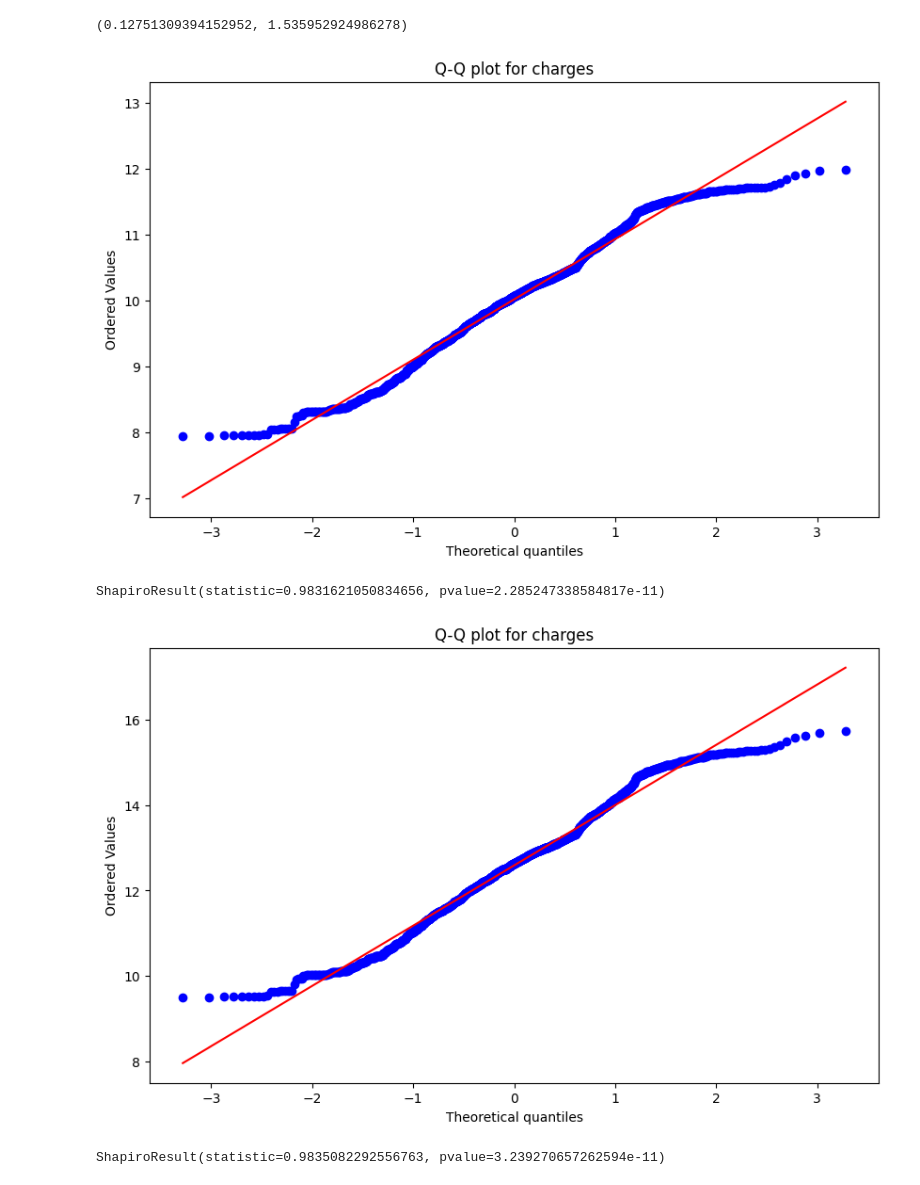
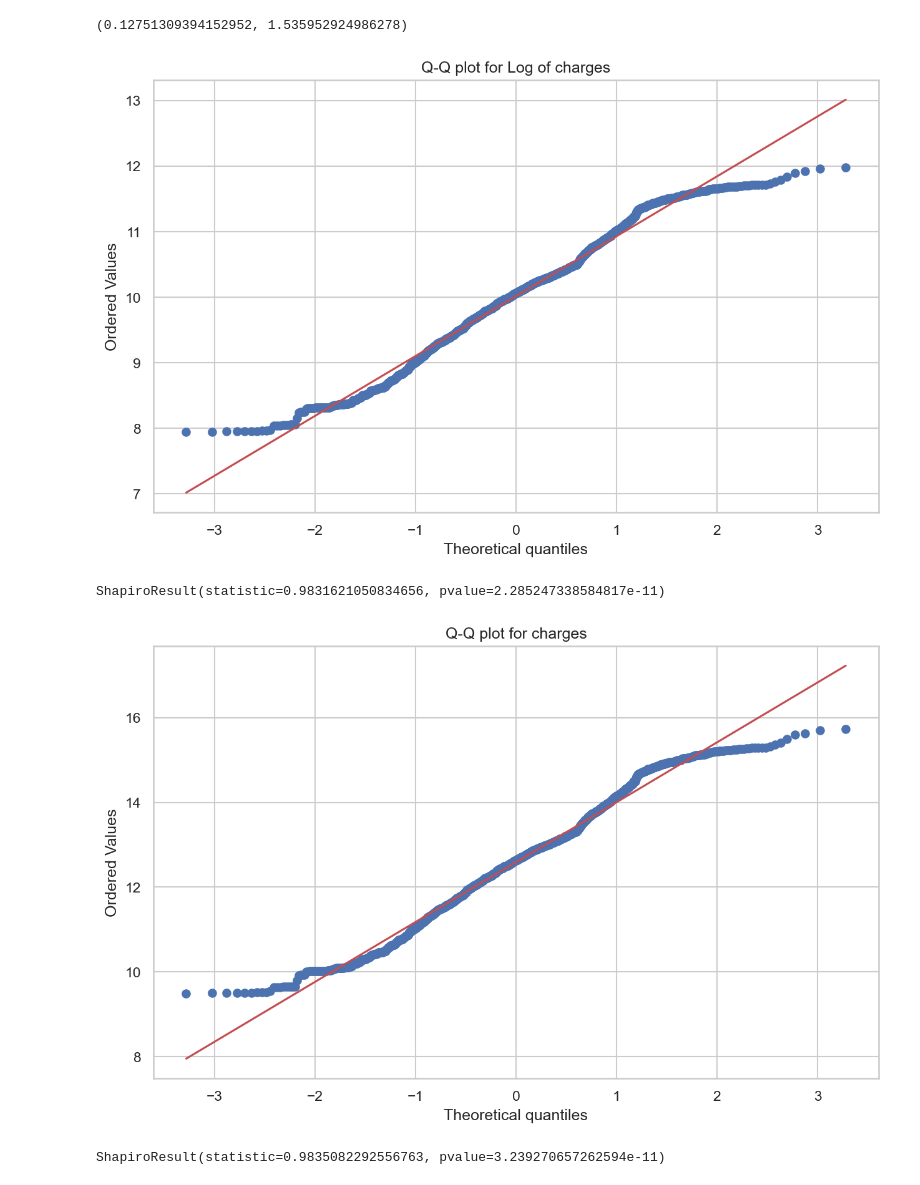
Before and after one commit to krashu/DSML, a Jupyter notebook: Case Study/apollo1.ipynb, the cells around one changed output. Cells and saved outputs as stored; diff of their text form; code cells hidden in the pictures.

```diff
--- a/Case Study/apollo1.ipynb
+++ b/Case Study/apollo1.ipynb
@@ -22,6 +22,10 @@ import pandas as pd
 from matplotlib import pyplot as plt
 import seaborn as sns
 from scipy import stats
+from sklearn.preprocessing import LabelEncoder
+
+sns.set(rc={"figure.dpi":150})
+sns.set_style("whitegrid")
 # %%
 data = pd.read_csv("scaler_apollo_hospitals.csv", index_col=0)
 data.head()
@@ -402,10 +583,10 @@ stats.skew(smoker_charges), stats.skew(non_smoker_charges)
 # %%
 plt.figure(figsize=(10,6))
 stats.probplot(np.log(data.hospitalization_charges), plot= plt, dist="norm")
-plt.title('Q-Q plot for charges')
+plt.title('Q-Q plot for Log of charges')
 plt.show()
 # %% [output]
-[figure, old version]
+[figure, new version]
 # %%
 stats.shapiro(np.log(data["hospitalization_charges"]))
 # %% [output]
@@ -416,7 +597,7 @@ stats.probplot(stats.boxcox(data['hospitalization_charges'])[0], plot= plt, dist
 plt.title('Q-Q plot for charges')
 plt.show()
 # %% [output]
-[figure, old version]
+[figure, new version]
 # %%
 stats.shapiro(stats.boxcox(data['hospitalization_charges'])[0])
 # %% [output]
```
Also changed, not shown: parts of 81 cells of this notebook.
